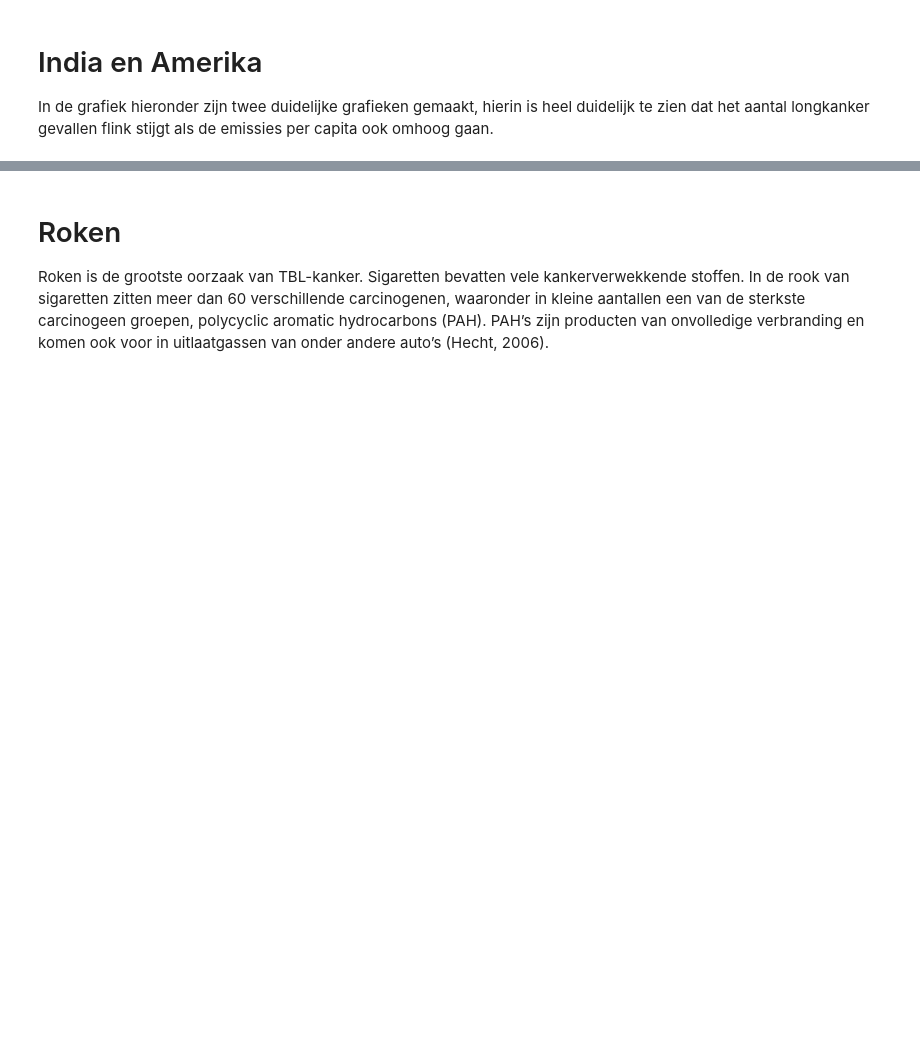
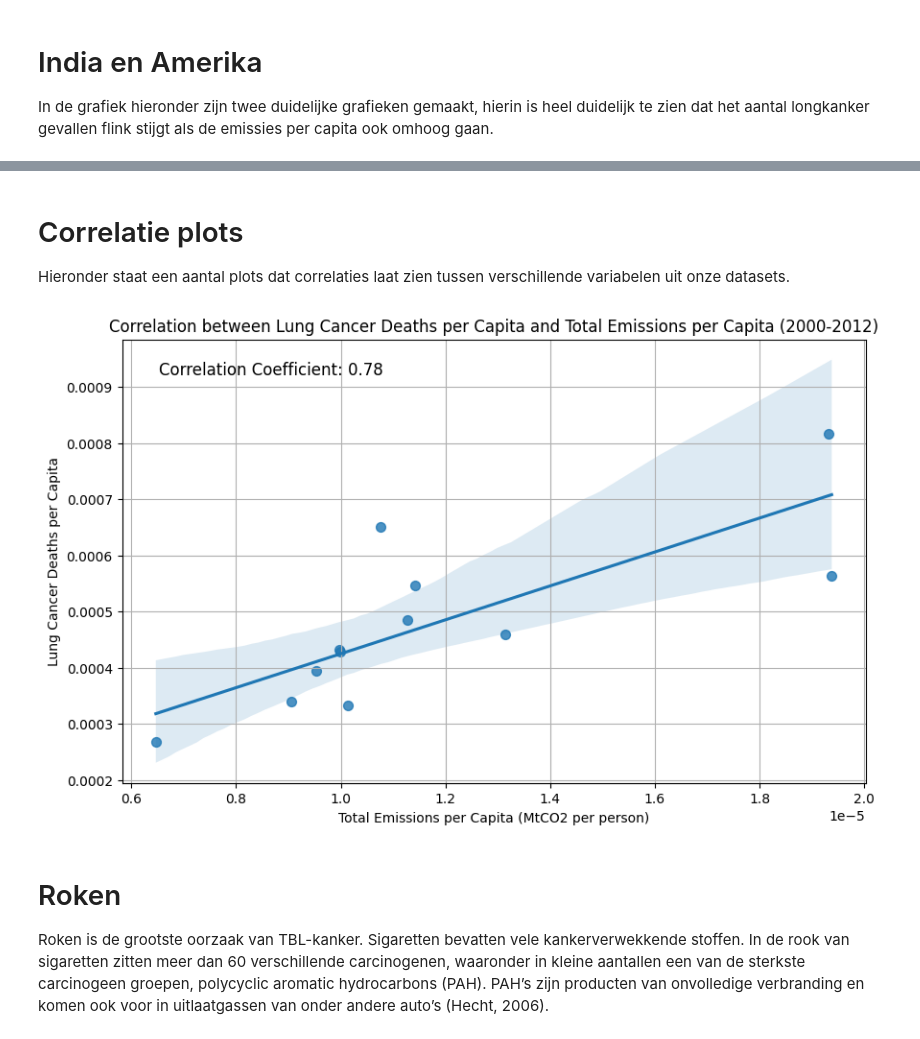
Before and after one commit to PJWVDH/infovis-g6-repo, a Jupyter notebook: _sources/docs/notebook.ipynb, the cells around one changed output, grey strips where cells are left out. Drawn from its saved outputs; the diff is of its cells as text; code cells hidden in the pictures; blank space fills up the shorter version.

```diff
--- a/_sources/docs/notebook.ipynb
+++ b/_sources/docs/notebook.ipynb
@@ -344,3 +334,79 @@ plt.show()
+# %% [markdown]
+# Correlatie plots
+
+Hieronder staat een aantal plots dat correlaties laat zien tussen verschillende variabelen uit onze datasets.
+# %%
+# Load the datasets
+df_lung = pd.read_csv("csv/CancerDeaths.csv")
+df_emissions = pd.read_csv("csv/Emissions.csv")
+df_population = pd.read_csv("csv/Population.csv")
+
+# Strip any leading/trailing whitespace from column names
+df_lung.columns = df_lung.columns.str.strip()
+df_emissions.columns = df_emissions.columns.str.strip()
+df_population.columns = df_population.columns.str.strip()
+
+# Ensure correct data types for population columns
+df_population['PopTotal'] = df_population['PopTotal'].str.replace(',', '').astype(float)
+
+# Standardize country names using a mapping dictionary
+country_name_mapping = {
+    'Russian Federation': 'Russia',
+    'United States of America': 'USA',
+    'United States': 'USA',
+    # Add other mappings if necessary
+}
+
+# Apply the mapping to the population dataset
+df_population['Location'] = df_population['Location'].replace(country_name_mapping)
+
+# Apply the mapping to the emissions dataset
+df_emissions['Country'] = df_emissions['Country'].replace(country_name_mapping)
+
+# Apply the mapping to the lung cancer dataset
+df_lung['Country'] = df_lung['Country'].replace(country_name_mapping)
+
+# Filter data to include only years 2000-2012
+df_lung_filtered = df_lung[(df_lung['Year'] >= 2000) & (df_lung['Year'] <= 2012)]
+df_emissions_filtered = df_emissions[(df_emissions['Year'] >= 2000) & (df_emissions['Year'] <= 2012)]
+df_population_filtered = df_population[(df_population['Time'] >= 2000) & (df_population['Time'] <= 2012)]
+
+# Extract relevant columns
+df_lung_relevant = df_lung_filtered[['Country', 'Year', 'Tracheal, bronchus, and lung cancer']]
+df_emissions_relevant = df_emissions_filtered[['Country', 'Year', 'Total']]
+df_population_relevant = df_population_filtered[['Location', 'Time', 'PopTotal']]
+
+# Merge datasets on Country and Year
+df_merged = pd.merge(df_lung_relevant, df_emissions_relevant, left_on=['Country', 'Year'], right_on=['Country', 'Year'])
+df_merged = pd.merge(df_merged, df_population_relevant, left_on=['Country', 'Year'], right_on=['Location', 'Time'])
+
+# Calculate per capita values
+df_merged['LungCancerPerCapita'] = df_merged['Tracheal, bronchus, and lung cancer'] / df_merged['PopTotal']
+df_merged['EmissionsPerCapita'] = df_merged['Total'] / df_merged['PopTotal']
+
+# Select only the numeric columns
+df_numeric = df_merged[['Year', 'LungCancerPerCapita', 'EmissionsPerCapita']]
+
+# Group by Year and average the per capita values
+df_grouped = df_numeric.groupby('Year').mean().reset_index()
+
+# Plotting with seaborn (for the trend line)
+plt.figure(figsize=(10, 6))
+sns.regplot(x='EmissionsPerCapita', y='LungCancerPerCapita', data=df_grouped, scatter_kws={'s': 50})
+plt.title('Correlation between Lung Cancer Deaths per Capita and Total Emissions per Capita (2000-2012)')
+plt.xlabel('Total Emissions per Capita (MtCO2 per person)')
+plt.ylabel('Lung Cancer Deaths per Capita')
+plt.grid(True)
+
+# Calculate and display correlation coefficient
+correlation_coefficient = df_grouped['EmissionsPerCapita'].corr(df_grouped['LungCancerPerCapita'])
+plt.annotate(f'Correlation Coefficient: {correlation_coefficient:.2f}',
+             xy=(0.05, 0.95), xycoords='axes fraction', fontsize=12,
+             horizontalalignment='left', verticalalignment='top')
+
+plt.show()
+# %% [output]
+[figure, added]
 # %% [markdown]
 # Roken
 
```
Also changed, not shown: parts of 6 cells of this notebook, 8 other files.
